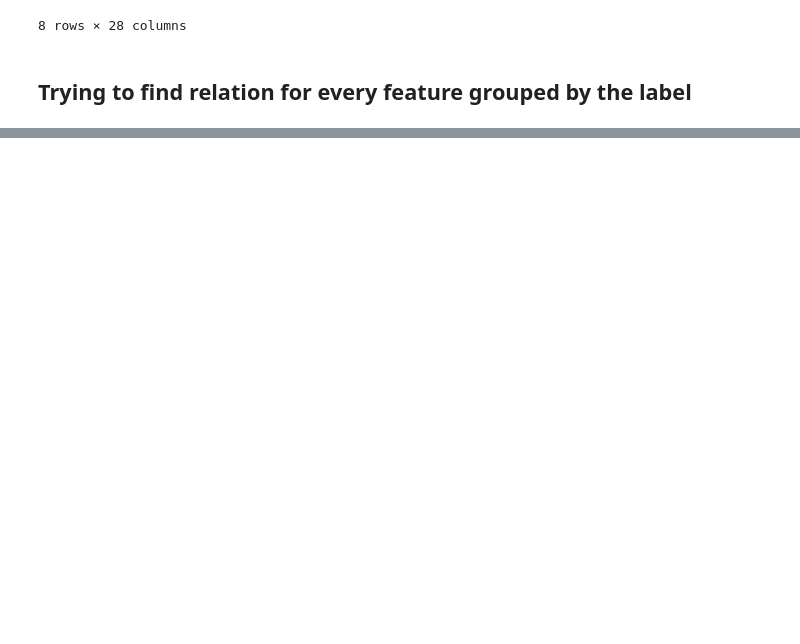
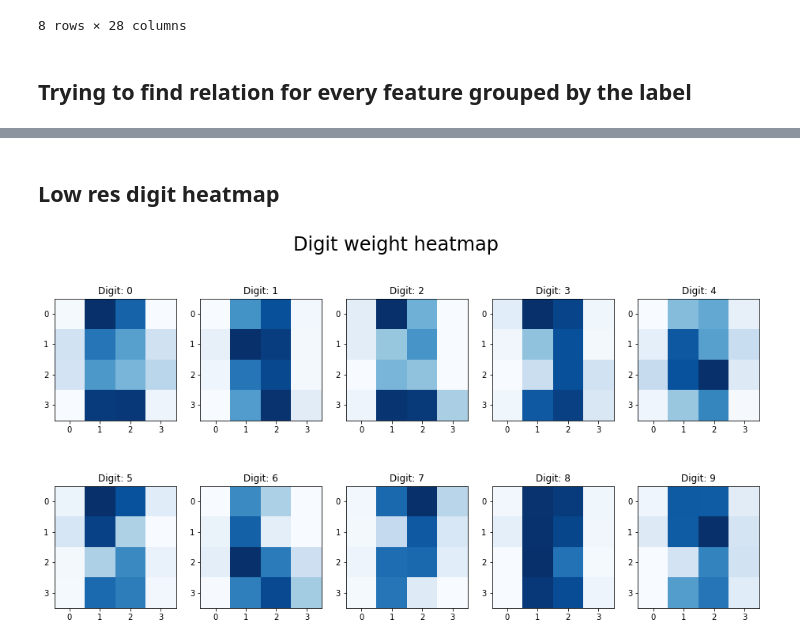
Before and after one commit to jsmienk/IML, a Jupyter notebook: notebooks/feature_analysis.ipynb, the cells around one changed output, grey strips where cells are left out. Saved outputs shown, nothing was run; the diff lists cells and outputs as text; code cells hidden in the pictures; blank space fills up the shorter version.

```diff
--- a/notebooks/feature_analysis.ipynb
+++ b/notebooks/feature_analysis.ipynb
@@ -116,0 +121,21 @@ ax.legend()
+# %% [markdown]
+## Low res digit heatmap
+# %%
+means = data_by_label.mean()
+def mean_weight_matrix(label):
+    m = np.zeros((4,4))
+    for x in range(4):
+        for y in range(4):
+            m[x][y] = means['_'.join(['weight',str(x),str(y)])][label]
+    return m
+
+fig, axs = plt.subplots(2, LABEL_SIZE / 2, figsize=(16,8))
+fig.suptitle('Digit weight heatmap', fontsize=24)
+for i in range(LABEL_SIZE):
+    sub_fig = axs[1 if i > (LABEL_SIZE / 2 - 1) else 0][i % (LABEL_SIZE / 2)]
+    sub_fig.set_title('Digit: ' + str(i))
+    sub_fig.imshow(mean_weight_matrix(i), cmap='Blues', interpolation='nearest')
+
+# fig.savefig('label_weight_heatmaps.png', dpi=200, bbox_inches='tight')
+# %% [output]
+[figure, added]
```
Also changed, not shown: parts of 7 cells of this notebook, 2 other files.
